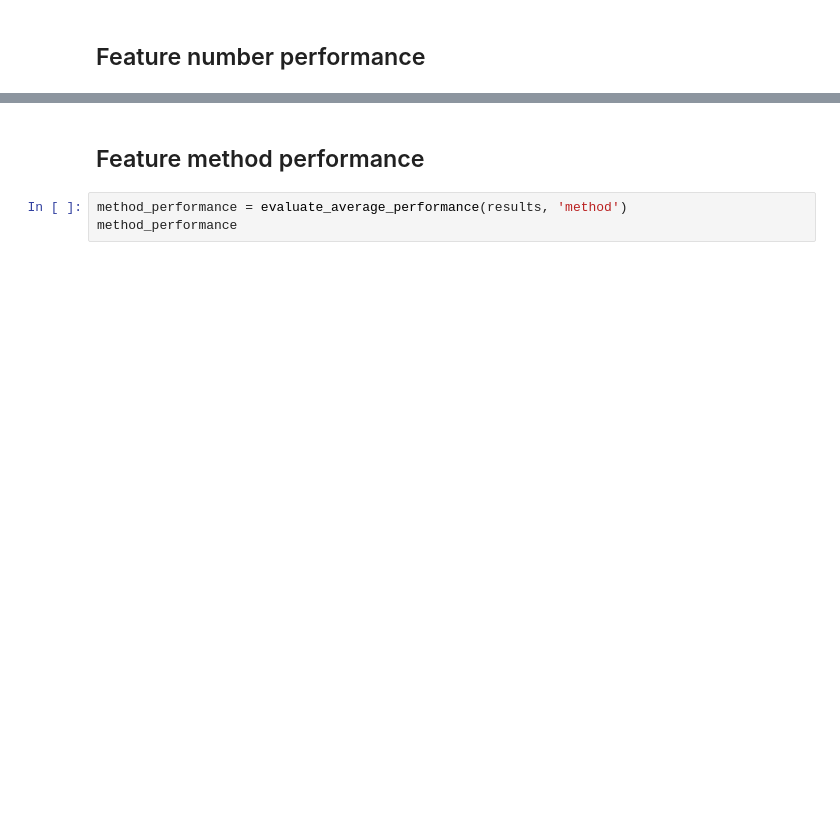
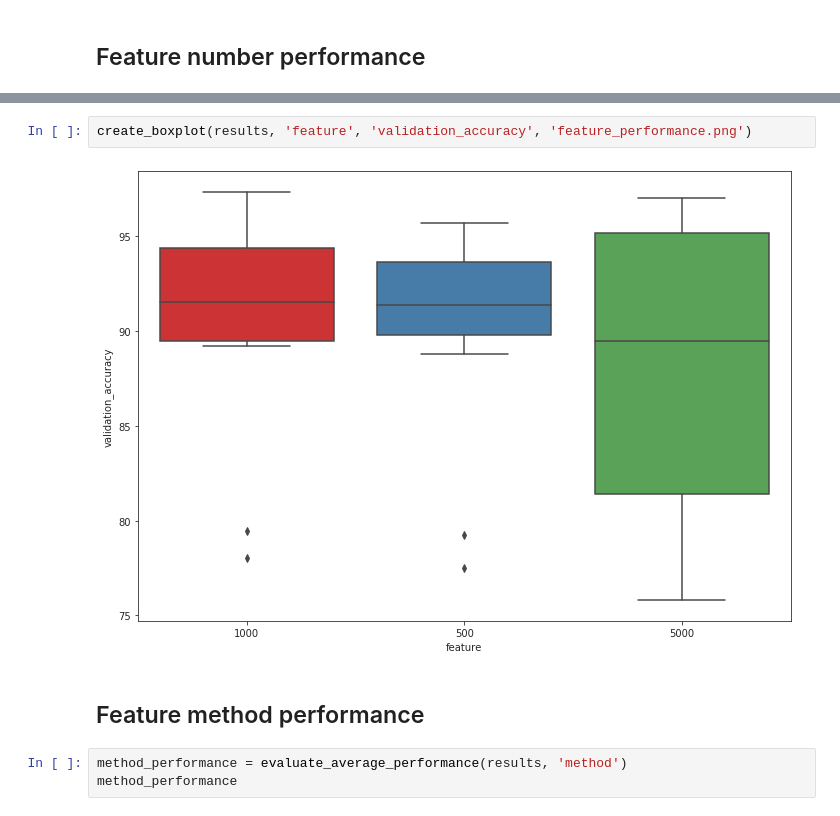
Before and after one commit to benjaminperucco/udacity-nano-mle, a Jupyter notebook: 5 Capstone/2 Project/3_postprocessing.ipynb, the cells around one changed output, grey strips where cells are left out. Drawn from its saved outputs; the diff is of its cells as text; blank space fills up the shorter version.

```diff
--- a/5 Capstone/2 Project/3_postprocessing.ipynb
+++ b/5 Capstone/2 Project/3_postprocessing.ipynb
@@ -209,3 +231,7 @@ feature_performance
+# %%
+create_boxplot(results, 'feature', 'validation_accuracy', 'feature_performance.png')
+# %% [output]
+[figure, added]
 # %% [markdown]
 ## Feature method performance
 # %%
```
Also changed, not shown: parts of 11 cells of this notebook, 1 other file.
